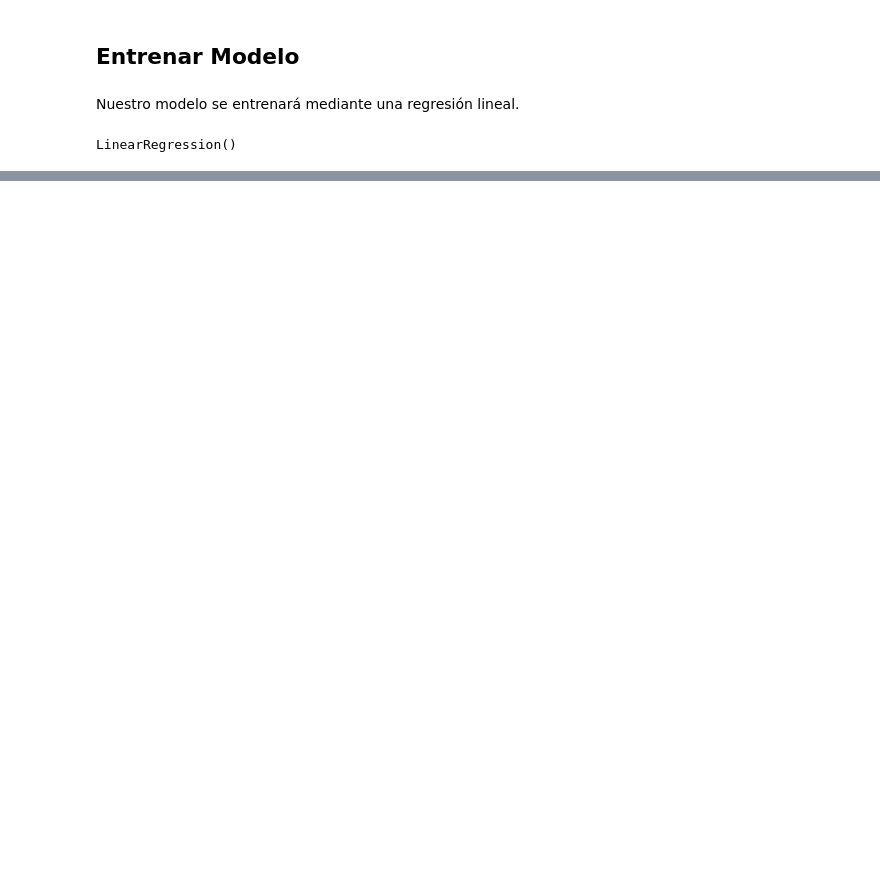
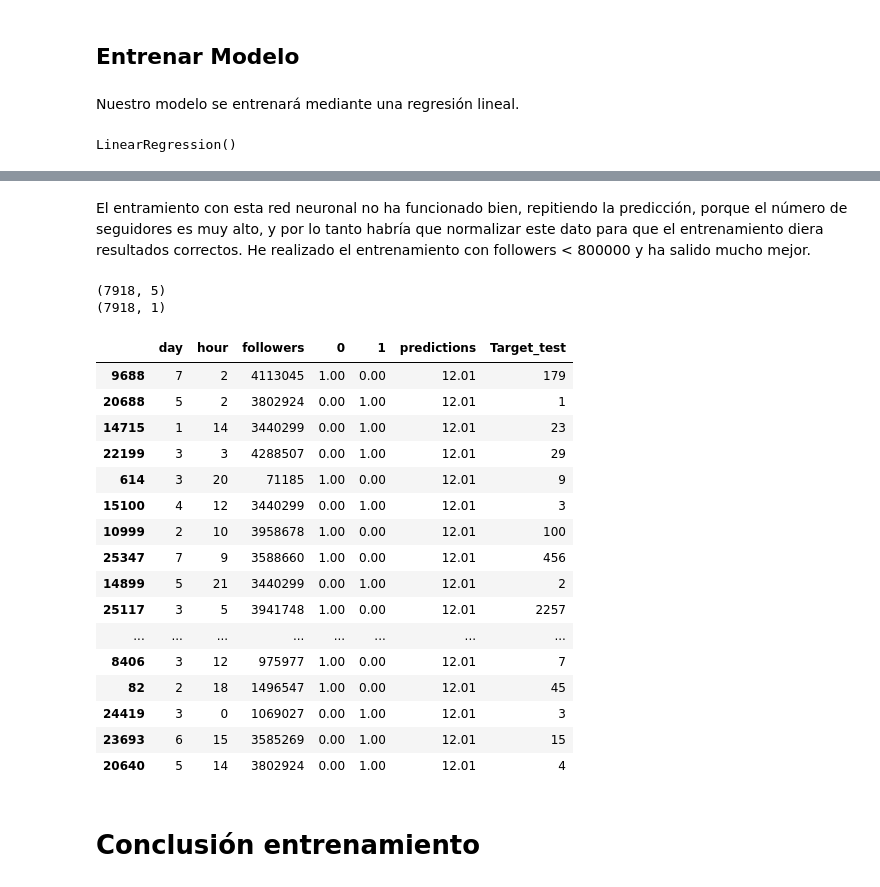
Before and after one commit to julianmelero/twitter-ai, a Jupyter notebook: Analysis/basic.ipynb, the cells around one changed output, grey strips where cells are left out. Saved outputs shown, nothing was run; the diff lists cells and outputs as text; code cells hidden in the pictures; blank space fills up the shorter version.

```diff
--- a/Analysis/basic.ipynb
+++ b/Analysis/basic.ipynb
@@ -768,0 +850,12 @@ X_tested
+# %%
+model=Sequential()
+model.add(Dense(16, activation='relu',input_dim=5))
+model.add(Dense(32, activation='relu'))
+model.add(Dense(16, activation='relu'))
+model.add(Dense(8, activation='relu'))
+model.add(Dense(1, activation='linear'))
+model.compile(loss='mean_squared_error')
+# %%
+np.random.seed(5)
+tf.random.set_seed(5)
+hstory = model.fit(X_train, y_train,epochs=50)
@@ -768,0 +900,33 @@ X_tested
+# %% [markdown]
+El entramiento con esta red neuronal no ha funcionado bien, repitiendo la predicción, porque el número de seguidores es muy alto, y por lo tanto habría que normalizar este dato para que el entrenamiento diera resultados correctos. He realizado el entrenamiento con followers < 800000 y ha salido mucho mejor.
+# %%
+predictions = model.predict(X_test)
+X_tested = X_test.copy()
+print(X_tested.shape)
+print(predictions.shape)
+X_tested['predictions'] = predictions
+X_tested['Target_test'] = y_test.values
+
+X_tested.head(35)
+# %% [output]
+(7918, 5)
+(7918, 1)
+|  | day | hour | followers | 0 | 1 | predictions | Target_test |
+| 9688 | 7 | 2 | 4113045 | 1.00 | 0.00 | 12.01 | 179 |
+| 20688 | 5 | 2 | 3802924 | 0.00 | 1.00 | 12.01 | 1 |
+| 14715 | 1 | 14 | 3440299 | 0.00 | 1.00 | 12.01 | 23 |
+| 22199 | 3 | 3 | 4288507 | 0.00 | 1.00 | 12.01 | 29 |
+| 614 | 3 | 20 | 71185 | 1.00 | 0.00 | 12.01 | 9 |
+| 15100 | 4 | 12 | 3440299 | 0.00 | 1.00 | 12.01 | 3 |
+| 10999 | 2 | 10 | 3958678 | 1.00 | 0.00 | 12.01 | 100 |
+| 25347 | 7 | 9 | 3588660 | 1.00 | 0.00 | 12.01 | 456 |
+| 14899 | 5 | 21 | 3440299 | 0.00 | 1.00 | 12.01 | 2 |
+| 25117 | 3 | 5 | 3941748 | 1.00 | 0.00 | 12.01 | 2257 |
+| ... | ... | ... | ... | ... | ... | ... | ... |
+| 8406 | 3 | 12 | 975977 | 1.00 | 0.00 | 12.01 | 7 |
+| 82 | 2 | 18 | 1496547 | 1.00 | 0.00 | 12.01 | 45 |
+| 24419 | 3 | 0 | 1069027 | 0.00 | 1.00 | 12.01 | 3 |
+| 23693 | 6 | 15 | 3585269 | 0.00 | 1.00 | 12.01 | 15 |
+| 20640 | 5 | 14 | 3802924 | 0.00 | 1.00 | 12.01 | 4 |
+# %% [markdown]
+# Conclusión entrenamiento
```
Also changed, not shown: parts of 24 cells of this notebook.
